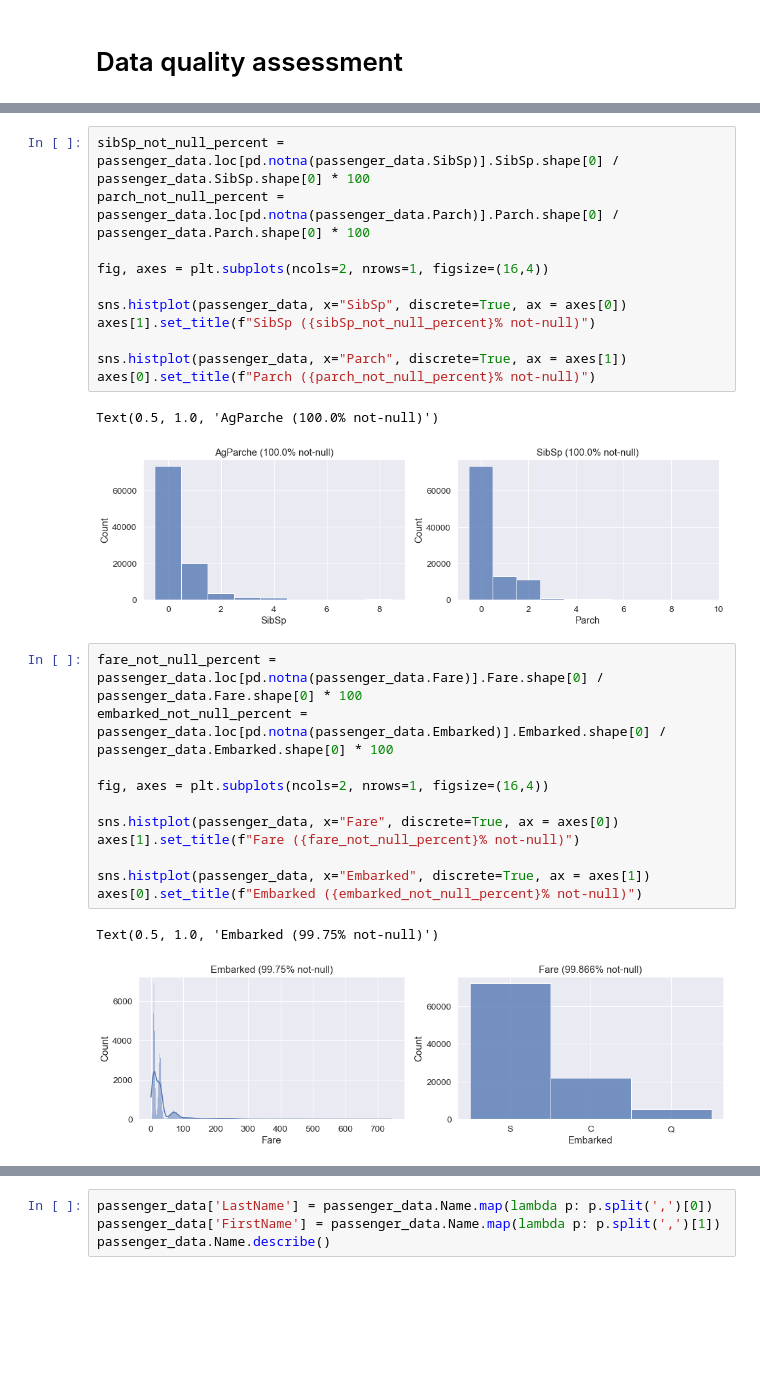
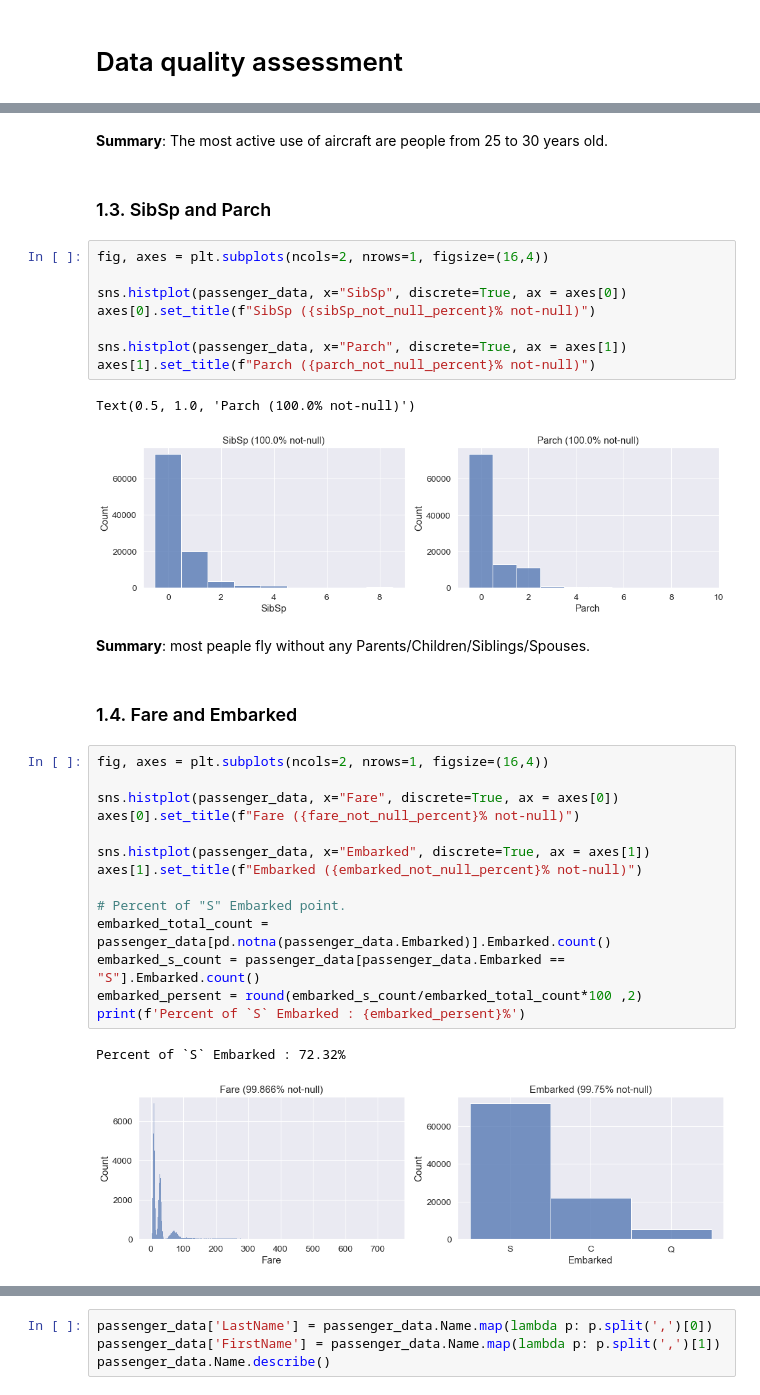
Before and after one commit to aslamovyura/ml-python, a Jupyter notebook: 2_data_exploration/eda.ipynb, the cells around one changed output, grey strips where cells are left out. Drawn from its saved outputs; the diff is of its cells as text; blank space fills up the shorter version.

```diff
--- a/2_data_exploration/eda.ipynb
+++ b/2_data_exploration/eda.ipynb
@@ -116,31 +202,39 @@ axes[0].set_title(f"Age ({age_not_null_percent}% not-null)")
 # %% [output]
 Text(0.5, 1.0, 'Age (96.708% not-null)')
 [figure]
+# %% [markdown]
+**Summary**: The most active use of aircraft are people from 25 to 30 years old.
+# %% [markdown]
+### 1.3. SibSp and Parch
 # %%
-sibSp_not_null_percent = passenger_data.loc[pd.notna(passenger_data.SibSp)].SibSp.shape[0] / passenger_data.SibSp.shape[0] * 100
-parch_not_null_percent = passenger_data.loc[pd.notna(passenger_data.Parch)].Parch.shape[0] / passenger_data.Parch.shape[0] * 100
-
 fig, axes = plt.subplots(ncols=2, nrows=1, figsize=(16,4))
 
 sns.histplot(passenger_data, x="SibSp", discrete=True, ax = axes[0])
-axes[1].set_title(f"SibSp ({sibSp_not_null_percent}% not-null)")
+axes[0].set_title(f"SibSp ({sibSp_not_null_percent}% not-null)")
 
 sns.histplot(passenger_data, x="Parch", discrete=True, ax = axes[1])
-axes[0].set_title(f"Parch ({parch_not_null_percent}% not-null)")
+axes[1].set_title(f"Parch ({parch_not_null_percent}% not-null)")
 # %% [output]
-Text(0.5, 1.0, 'AgParche (100.0% not-null)')
+Text(0.5, 1.0, 'Parch (100.0% not-null)')
-[figure, old version]
+[figure, new version]
+# %% [markdown]
+**Summary**: most peaple fly without any Parents/Children/Siblings/Spouses.
+# %% [markdown]
+### 1.4. Fare and Embarked
 # %%
-fare_not_null_percent = passenger_data.loc[pd.notna(passenger_data.Fare)].Fare.shape[0] / passenger_data.Fare.shape[0] * 100
-embarked_not_null_percent = passenger_data.loc[pd.notna(passenger_data.Embarked)].Embarked.shape[0] / passenger_data.Embarked.shape[0] * 100
-
 fig, axes = plt.subplots(ncols=2, nrows=1, figsize=(16,4))
 
 sns.histplot(passenger_data, x="Fare", discrete=True, ax = axes[0])
-axes[1].set_title(f"Fare ({fare_not_null_percent}% not-null)")
+axes[0].set_title(f"Fare ({fare_not_null_percent}% not-null)")
 
 sns.histplot(passenger_data, x="Embarked", discrete=True, ax = axes[1])
-axes[0].set_title(f"Embarked ({embarked_not_null_percent}% not-null)")
+axes[1].set_title(f"Embarked ({embarked_not_null_percent}% not-null)")
+
+# Percent of "S" Embarked point.
+embarked_total_count = passenger_data[pd.notna(passenger_data.Embarked)].Embarked.count()
+embarked_s_count = passenger_data[passenger_data.Embarked == "S"].Embarked.count()
+embarked_persent = round(embarked_s_count/embarked_total_count*100 ,2)
+print(f'Percent of `S` Embarked : {embarked_persent}%')
 # %% [output]
-Text(0.5, 1.0, 'Embarked (99.75% not-null)')
+Percent of `S` Embarked : 72.32%
-[figure, old version]
+[figure, new version]
```
Also changed, not shown: parts of 69 cells of this notebook.
